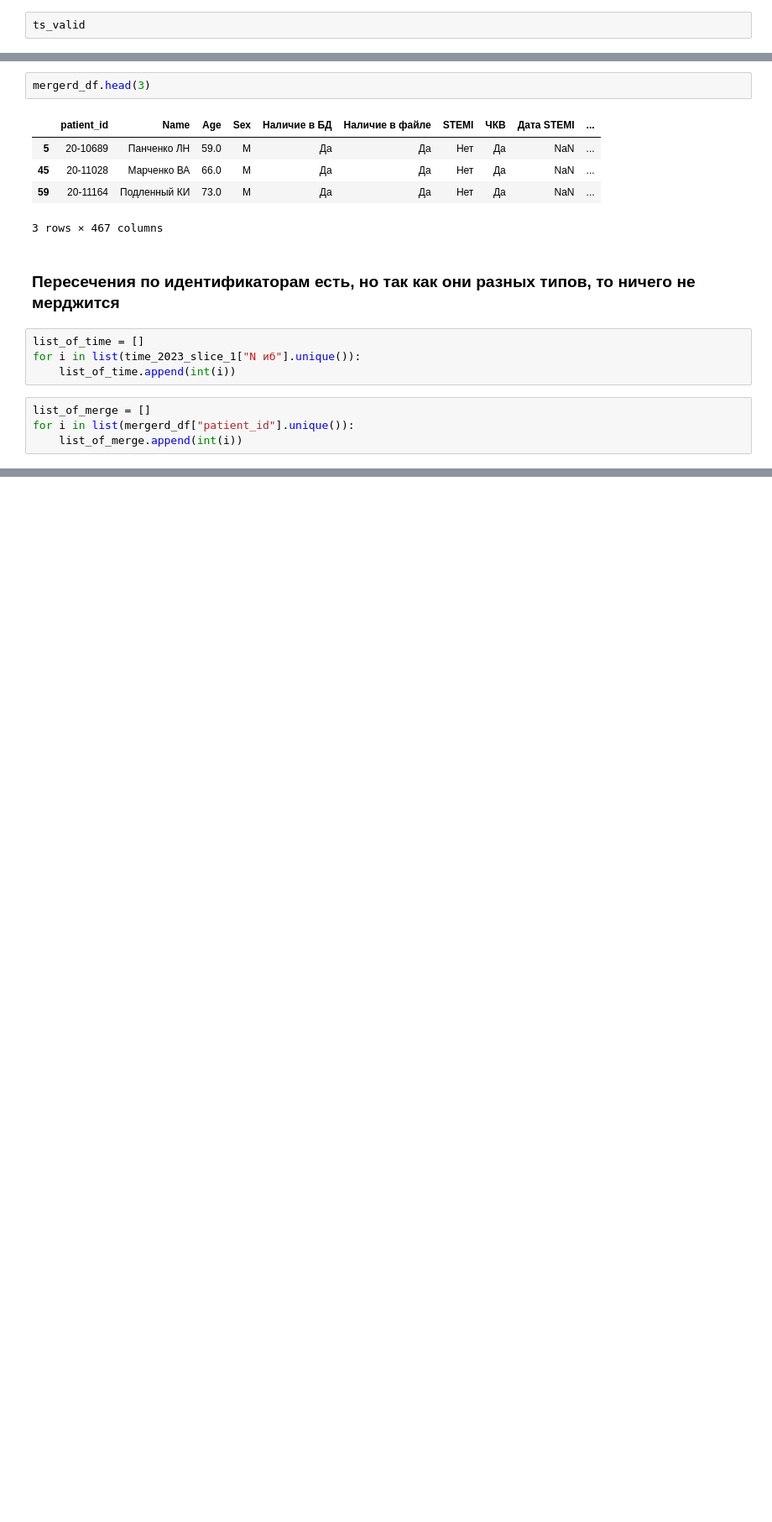
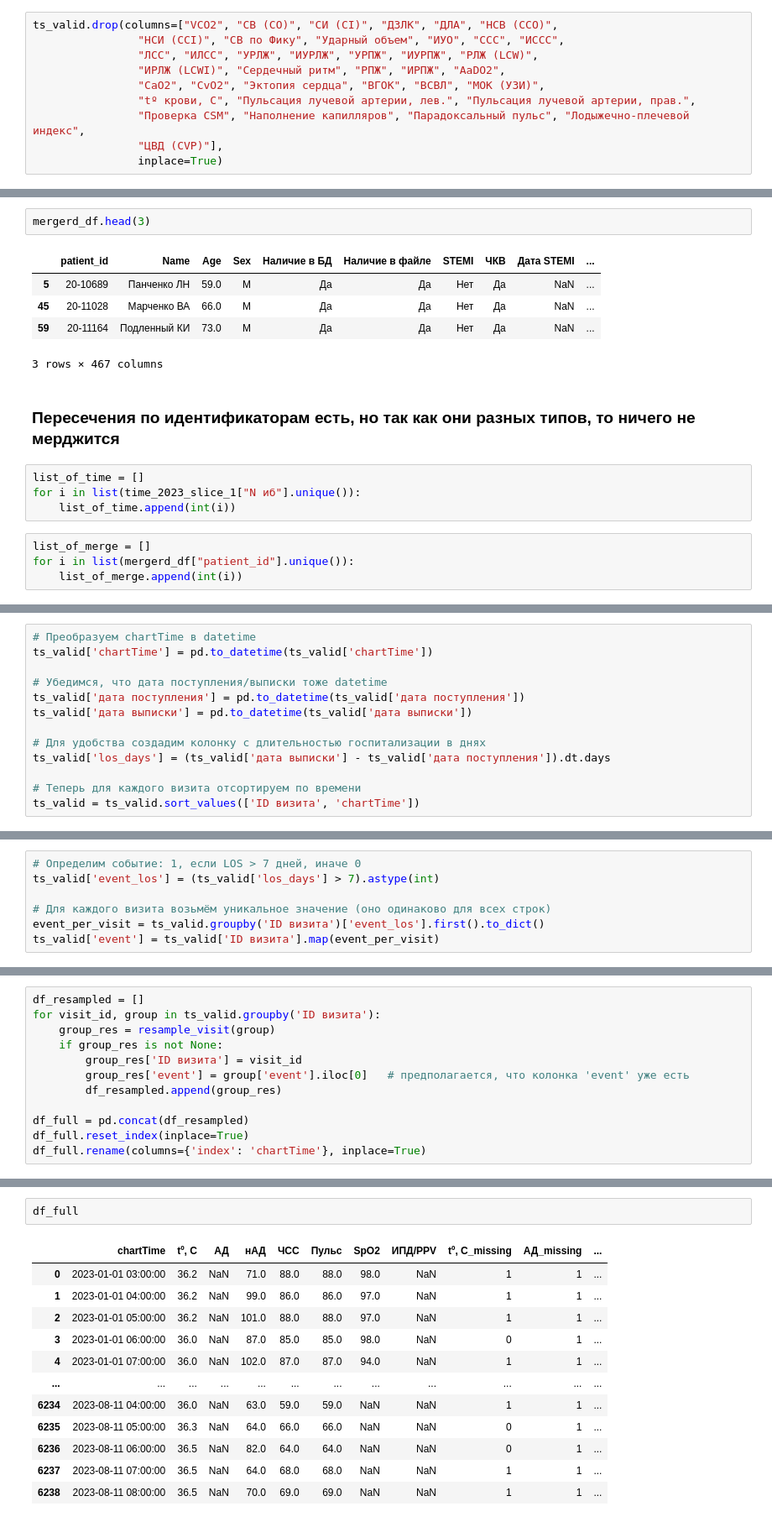
Before and after one commit to aaddssww156/phd, a Jupyter notebook: notebooks/time_series/experiments/test_merge_data.ipynb, the cells around one changed output, grey strips where cells are left out. Shown at 84% size. Cells and saved outputs as stored; diff of their text form; blank space fills up the shorter version.

Commit message:
Time series test work

```diff
--- a/notebooks/time_series/experiments/test_merge_data.ipynb
+++ b/notebooks/time_series/experiments/test_merge_data.ipynb
@@ -458,2 +555,10 @@ ts_valid = time_2023_slice_1.merge(mergerd_df[['merge_ids', 'дата посту
 # %%
-ts_valid
+ts_valid.drop(columns=["VCO2", "СВ (CO)", "СИ (CI)", "ДЗЛК", "ДЛА", "НСВ (CCO)",
+                "НСИ (CCI)", "СВ по Фику", "Ударный объем", "ИУО", "ССС", "ИССС",
+                "ЛСС", "ИЛСС", "УРЛЖ", "ИУРЛЖ", "УРПЖ", "ИУРПЖ", "РЛЖ (LCW)",
+                "ИРЛЖ (LCWI)", "Сердечный ритм", "РПЖ", "ИРПЖ", "AaDO2",
+                "CaO2", "CvO2", "Эктопия сердца", "ВГОК", "ВСВЛ", "МОК (УЗИ)",
+                "tº крови, C", "Пульсация лучевой артерии, лев.", "Пульсация лучевой артерии, прав.",
+                "Проверка CSM", "Наполнение капилляров", "Парадоксальный пульс", "Лодыжечно-плечевой индекс",
+                "ЦВД (CVP)"],
+                inplace=True)
@@ -510,0 +661,13 @@ Found!
+# %%
+# Преобразуем chartTime в datetime
+ts_valid['chartTime'] = pd.to_datetime(ts_valid['chartTime'])
+
+# Убедимся, что дата поступления/выписки тоже datetime
+ts_valid['дата поступления'] = pd.to_datetime(ts_valid['дата поступления'])
+ts_valid['дата выписки'] = pd.to_datetime(ts_valid['дата выписки'])
+
+# Для удобства создадим колонку с длительностью госпитализации в днях
+ts_valid['los_days'] = (ts_valid['дата выписки'] - ts_valid['дата поступления']).dt.days
+
+# Теперь для каждого визита отсортируем по времени
+ts_valid = ts_valid.sort_values(['ID визита', 'chartTime'])
@@ -510,0 +690,7 @@ Found!
+# %%
+# Определим событие: 1, если LOS > 7 дней, иначе 0
+ts_valid['event_los'] = (ts_valid['los_days'] > 7).astype(int)
+
+# Для каждого визита возьмём уникальное значение (оно одинаково для всех строк)
+event_per_visit = ts_valid.groupby('ID визита')['event_los'].first().to_dict()
+ts_valid['event'] = ts_valid['ID визита'].map(event_per_visit)
@@ -510,0 +746,12 @@ Found!
+# %%
+df_resampled = []
+for visit_id, group in ts_valid.groupby('ID визита'):
+    group_res = resample_visit(group)
+    if group_res is not None:
+        group_res['ID визита'] = visit_id
+        group_res['event'] = group['event'].iloc[0]   # предполагается, что колонка 'event' уже есть
+        df_resampled.append(group_res)
+
+df_full = pd.concat(df_resampled)
+df_full.reset_index(inplace=True)
+df_full.rename(columns={'index': 'chartTime'}, inplace=True)
@@ -510,0 +776,15 @@ Found!
+# %%
+df_full
+# %% [output]
+|  | chartTime | tº, C | АД | нАД | ЧСС | Пульс | SpO2 | ИПД/PPV | tº, C_missing | АД_missing | ... |
+| 0 | 2023-01-01 03:00:00 | 36.2 | NaN | 71.0 | 88.0 | 88.0 | 98.0 | NaN | 1 | 1 | ... |
+| 1 | 2023-01-01 04:00:00 | 36.2 | NaN | 99.0 | 86.0 | 86.0 | 97.0 | NaN | 1 | 1 | ... |
+| 2 | 2023-01-01 05:00:00 | 36.2 | NaN | 101.0 | 88.0 | 88.0 | 97.0 | NaN | 1 | 1 | ... |
+| 3 | 2023-01-01 06:00:00 | 36.0 | NaN | 87.0 | 85.0 | 85.0 | 98.0 | NaN | 0 | 1 | ... |
+| 4 | 2023-01-01 07:00:00 | 36.0 | NaN | 102.0 | 87.0 | 87.0 | 94.0 | NaN | 1 | 1 | ... |
+| ... | ... | ... | ... | ... | ... | ... | ... | ... | ... | ... | ... |
+| 6234 | 2023-08-11 04:00:00 | 36.0 | NaN | 63.0 | 59.0 | 59.0 | NaN | NaN | 1 | 1 | ... |
+| 6235 | 2023-08-11 05:00:00 | 36.3 | NaN | 64.0 | 66.0 | 66.0 | NaN | NaN | 0 | 1 | ... |
+| 6236 | 2023-08-11 06:00:00 | 36.5 | NaN | 82.0 | 64.0 | 64.0 | NaN | NaN | 0 | 1 | ... |
+| 6237 | 2023-08-11 07:00:00 | 36.5 | NaN | 64.0 | 68.0 | 68.0 | NaN | NaN | 1 | 1 | ... |
+| 6238 | 2023-08-11 08:00:00 | 36.5 | NaN | 70.0 | 69.0 | 69.0 | NaN | NaN | 1 | 1 | ... |
```
Also changed, not shown: parts of 22 cells of this notebook, 1 other file.
